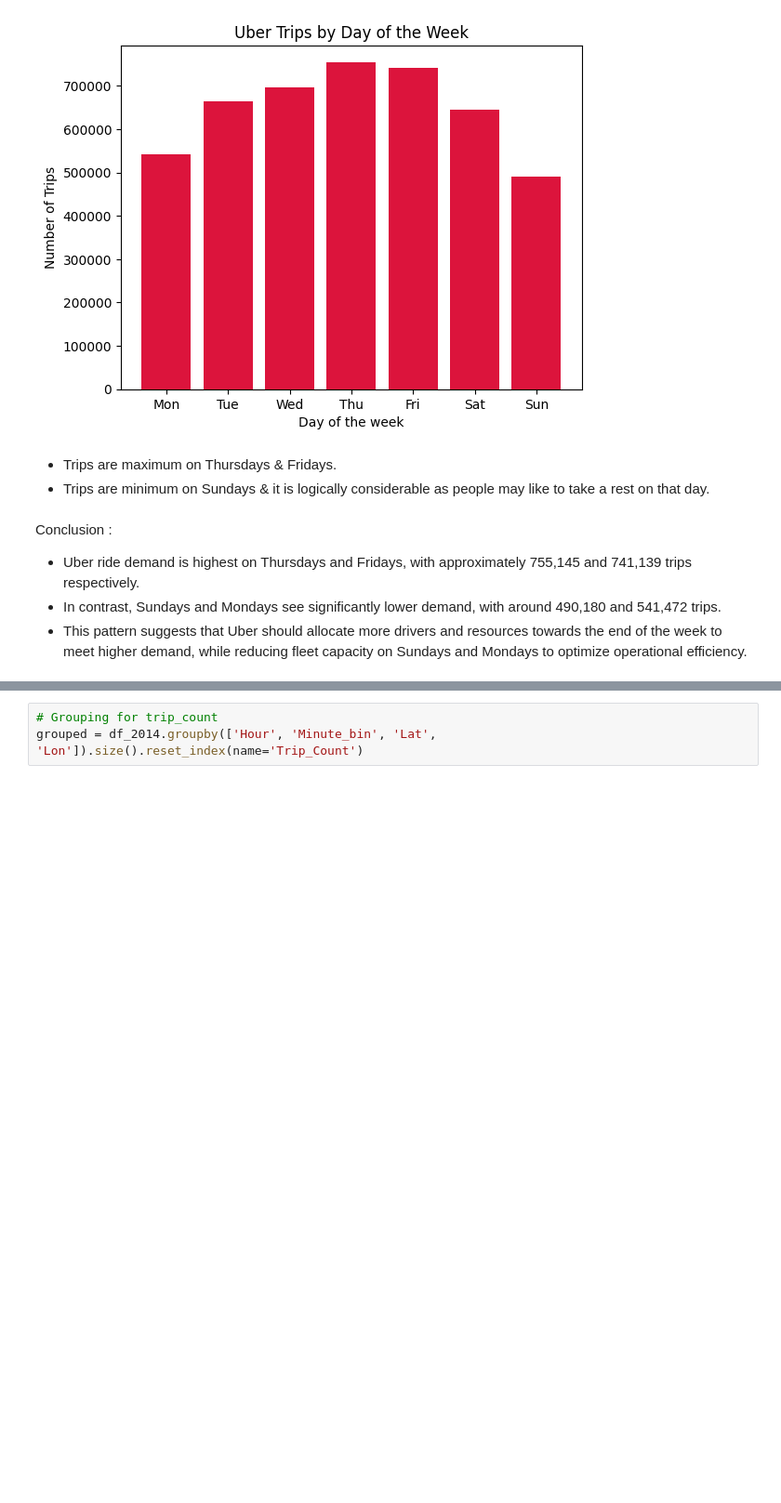
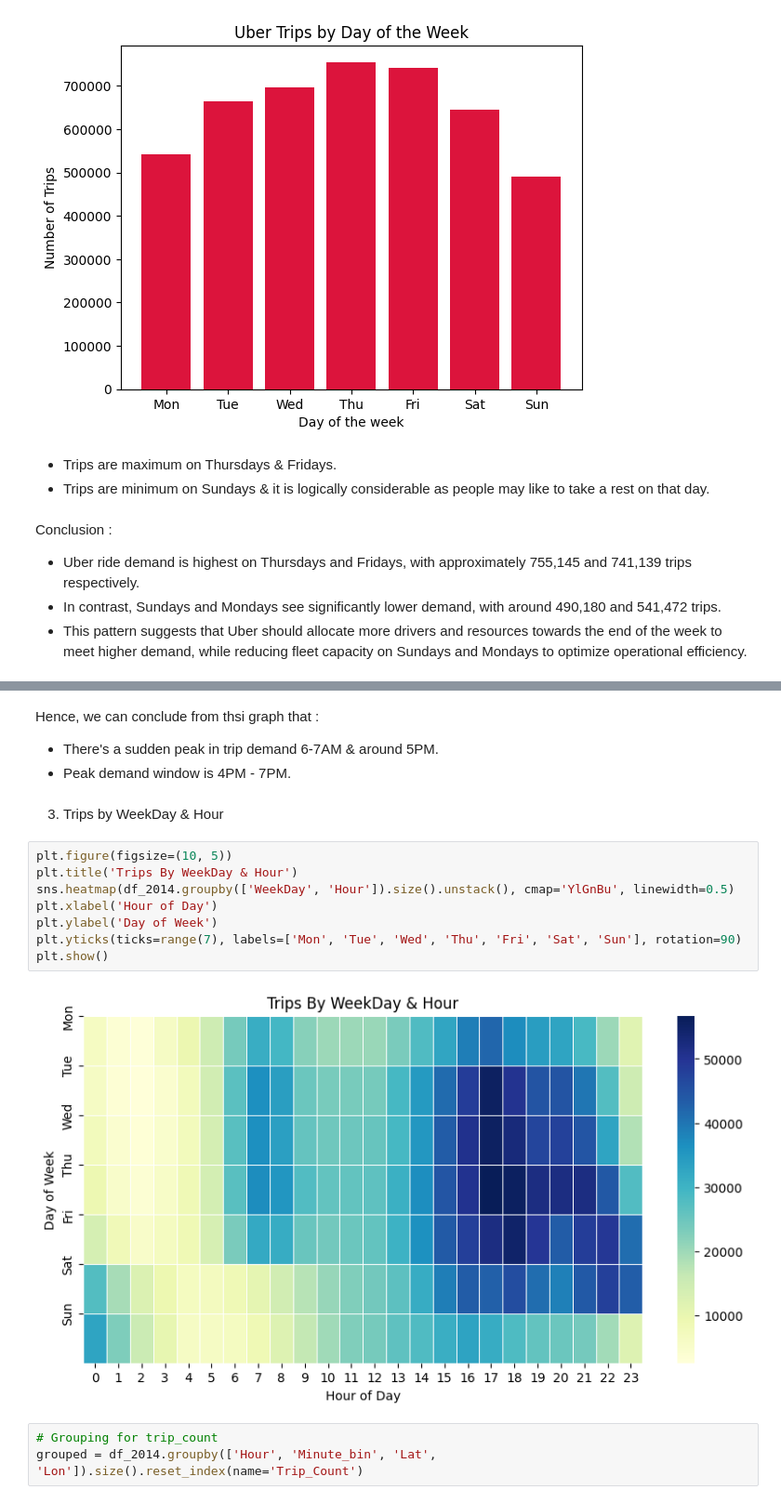
Before and after one commit to ssnannaware27/Ride_Demand_Prediction_UBER, a Jupyter notebook: Notebook/ride_demand_prediction.ipynb, the cells around one changed output, grey strips where cells are left out. Shown at 93% size. Cells and saved outputs as stored; diff of their text form; blank space fills up the shorter version.

```diff
--- a/Notebook/ride_demand_prediction.ipynb
+++ b/Notebook/ride_demand_prediction.ipynb
@@ -144,3 +158,19 @@ Conclusion :
+# %% [markdown]
+Hence, we can conclude from thsi graph that :
+- There's a sudden peak in trip demand 6-7AM & around 5PM.
+- Peak demand window is 4PM - 7PM.
+# %% [markdown]
+3. Trips by WeekDay & Hour
+# %%
+plt.figure(figsize=(10, 5))
+plt.title('Trips By WeekDay & Hour')
+sns.heatmap(df_2014.groupby(['WeekDay', 'Hour']).size().unstack(), cmap='YlGnBu', linewidth=0.5)
+plt.xlabel('Hour of Day')
+plt.ylabel('Day of Week')
+plt.yticks(ticks=range(7), labels=['Mon', 'Tue', 'Wed', 'Thu', 'Fri', 'Sat', 'Sun'], rotation=90)
+plt.show()
+# %% [output]
+[figure, added]
 # %%
 # Grouping for trip_count
 grouped = df_2014.groupby(['Hour', 'Minute_bin', 'Lat', 'Lon']).size().reset_index(name='Trip_Count')
```
Also changed, not shown: parts of 3 cells of this notebook, 1 other file.
